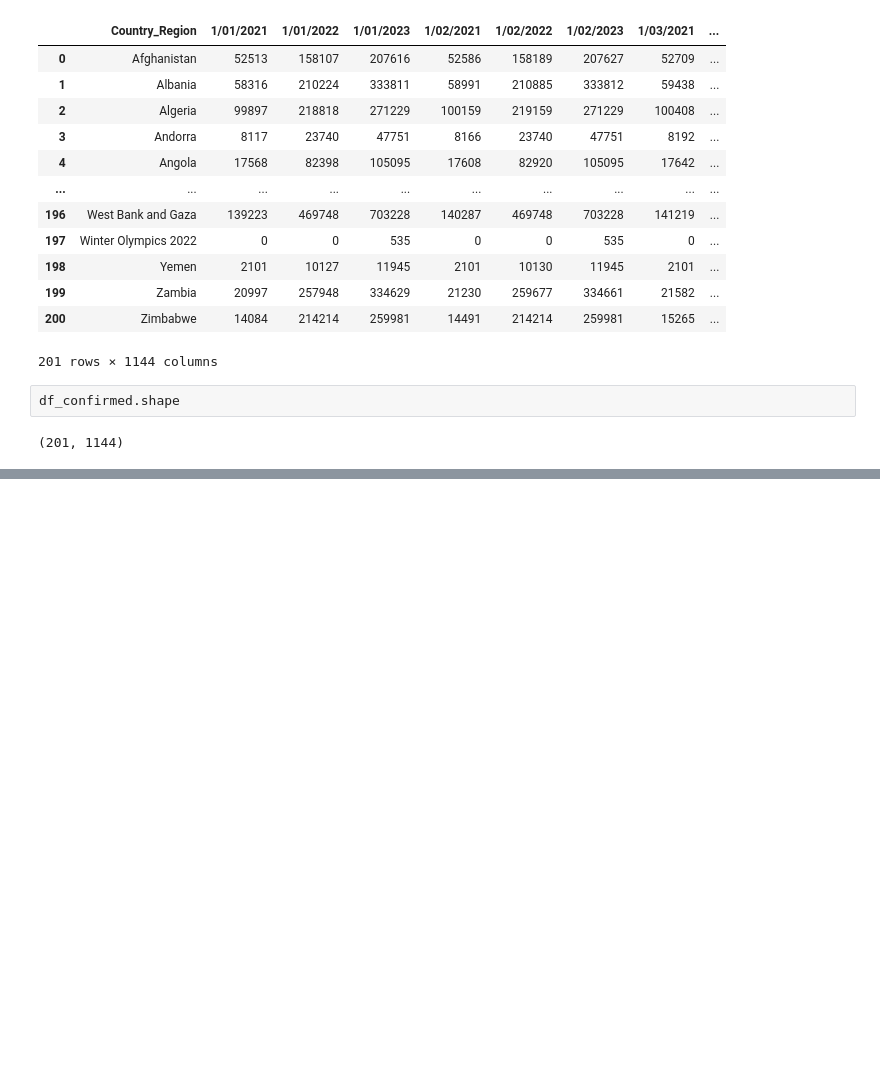
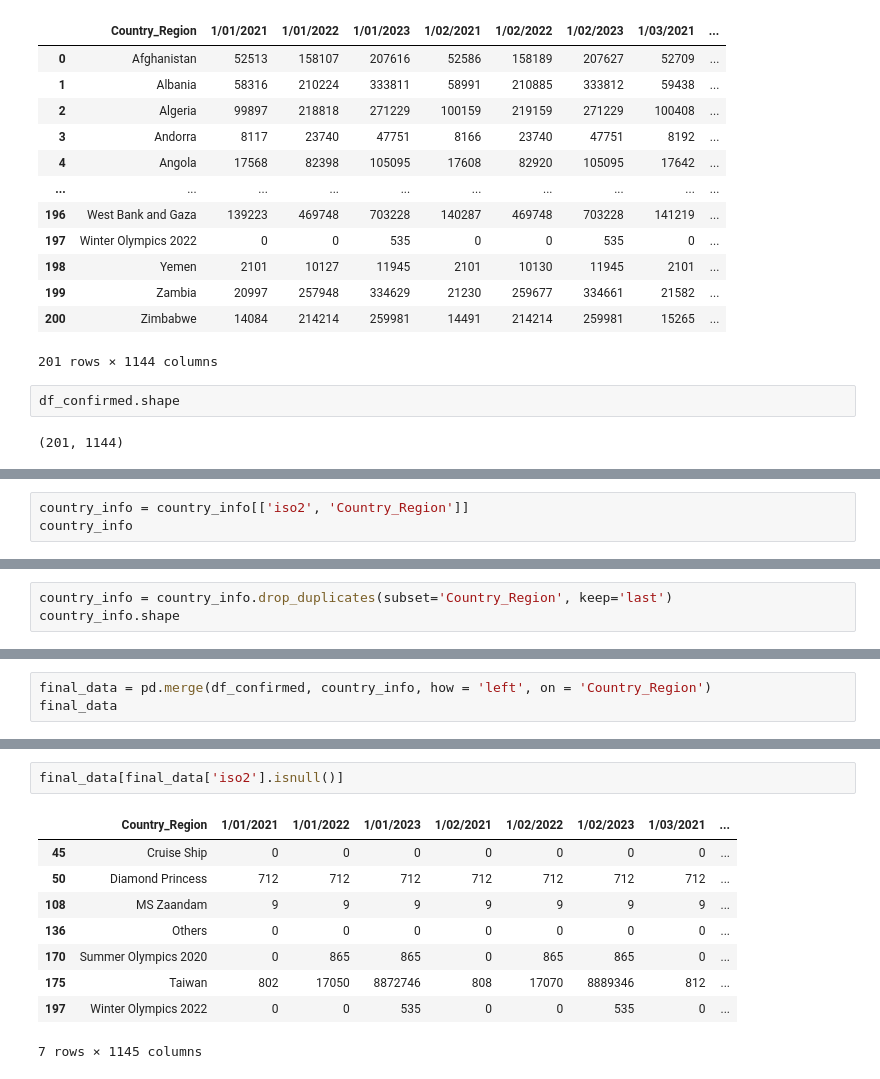
Before and after one commit to yangjik/yang.study, a Jupyter notebook: data_analyze_study/10_전처리 후 데이터로 그래프 만들기.ipynb, the cells around one changed output, grey strips where cells are left out. Cells and saved outputs as stored; diff of their text form; blank space fills up the shorter version.

```diff
--- a/data_analyze_study/10_전처리 후 데이터로 그래프 만들기.ipynb
+++ b/data_analyze_study/10_전처리 후 데이터로 그래프 만들기.ipynb
@@ -28,0 +54,3 @@ df_confirmed.shape
+# %%
+country_info = country_info[['iso2', 'Country_Region']]
+country_info
@@ -28,0 +75,3 @@ df_confirmed.shape
+# %%
+country_info = country_info.drop_duplicates(subset='Country_Region', keep='last')
+country_info.shape
@@ -28,0 +98,3 @@ df_confirmed.shape
+# %%
+final_data = pd.merge(df_confirmed, country_info, how = 'left', on = 'Country_Region')
+final_data
@@ -28,0 +141,12 @@ df_confirmed.shape
+# %%
+final_data[final_data['iso2'].isnull()]
+# %% [output]
+|  | Country_Region | 1/01/2021 | 1/01/2022 | 1/01/2023 | 1/02/2021 | 1/02/2022 | 1/02/2023 | 1/03/2021 | ... |
+| 45 | Cruise Ship | 0 | 0 | 0 | 0 | 0 | 0 | 0 | ... |
+| 50 | Diamond Princess | 712 | 712 | 712 | 712 | 712 | 712 | 712 | ... |
+| 108 | MS Zaandam | 9 | 9 | 9 | 9 | 9 | 9 | 9 | ... |
+| 136 | Others | 0 | 0 | 0 | 0 | 0 | 0 | 0 | ... |
+| 170 | Summer Olympics 2020 | 0 | 865 | 865 | 0 | 865 | 865 | 0 | ... |
+| 175 | Taiwan | 802 | 17050 | 8872746 | 808 | 17070 | 8889346 | 812 | ... |
+| 197 | Winter Olympics 2022 | 0 | 0 | 535 | 0 | 0 | 535 | 0 | ... |
+7 rows × 1145 columns
```
Also changed, not shown: parts of 33 cells of this notebook, 4 other files.
